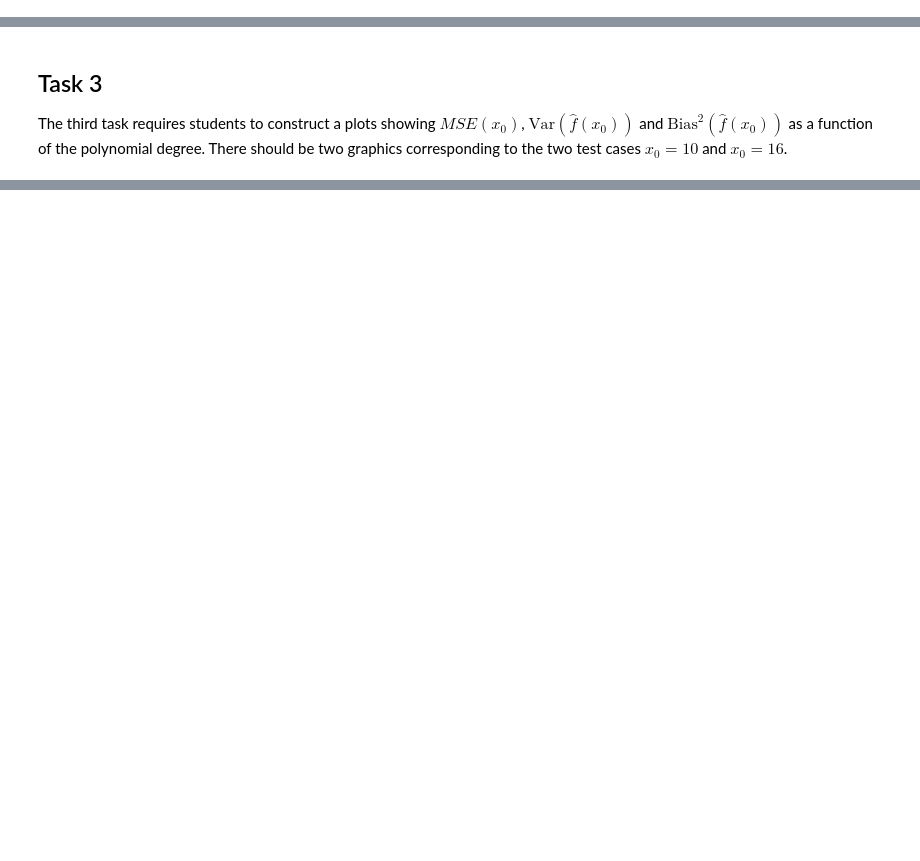
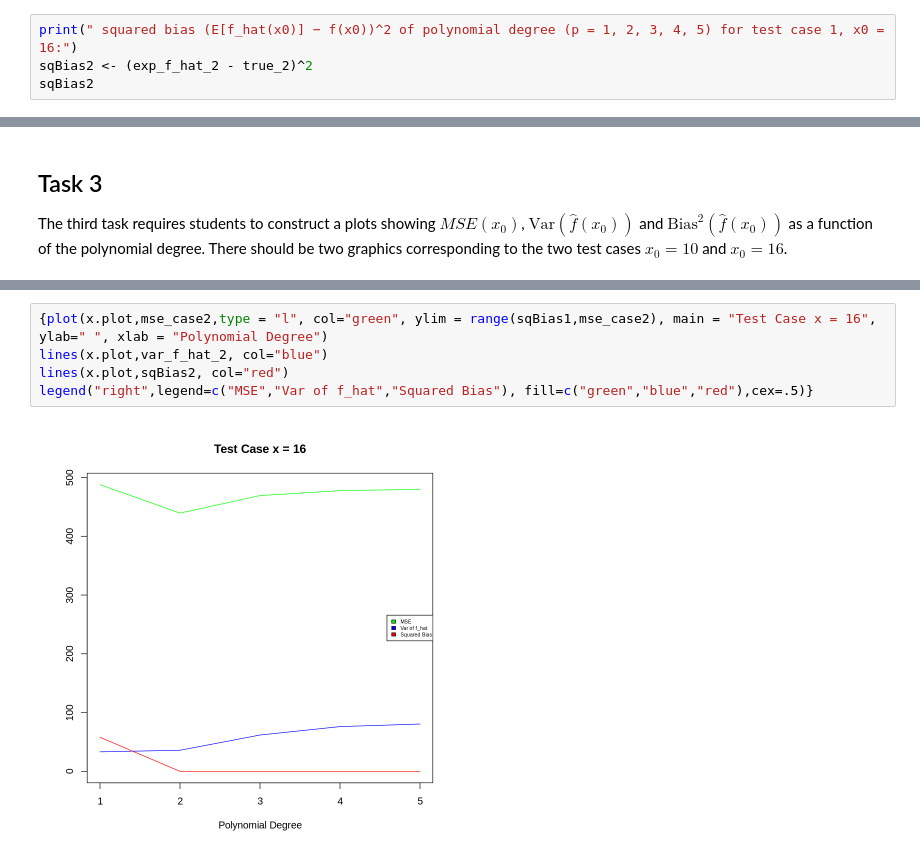
Before and after one commit to franciszh0716/5241StatisticalMachineLearning, a Jupyter notebook: lab1/Lab1_Bias_Var_Poly_Regression.ipynb, the cells around one changed output, grey strips where cells are left out. Cells and saved outputs as stored; diff of their text form; blank space fills up the shorter version.

```diff
--- a/lab1/Lab1_Bias_Var_Poly_Regression.ipynb
+++ b/lab1/Lab1_Bias_Var_Poly_Regression.ipynb
@@ -257,0 +357,4 @@ After solving this problem, display the 6 vectors of interest.
+# %%
+print(" squared bias (E[f_hat(x0)] − f(x0))^2 of polynomial degree (p = 1, 2, 3, 4, 5) for test case 1, x0 = 16:")
+sqBias2 <- (exp_f_hat_2 - true_2)^2
+sqBias2
@@ -264,0 +377,7 @@ The third task requires students to construct a plots showing $MSE(x_0)$, $\text
+# %%
+{plot(x.plot,mse_case2,type = "l", col="green", ylim = range(sqBias1,mse_case2), main = "Test Case x = 16", ylab=" ", xlab = "Polynomial Degree")
+lines(x.plot,var_f_hat_2, col="blue")
+lines(x.plot,sqBias2, col="red")
+legend("right",legend=c("MSE","Var of f_hat","Squared Bias"), fill=c("green","blue","red"),cex=.5)}
+# %% [output]
+[figure, added]
```
Also changed, not shown: parts of 18 cells of this notebook.
